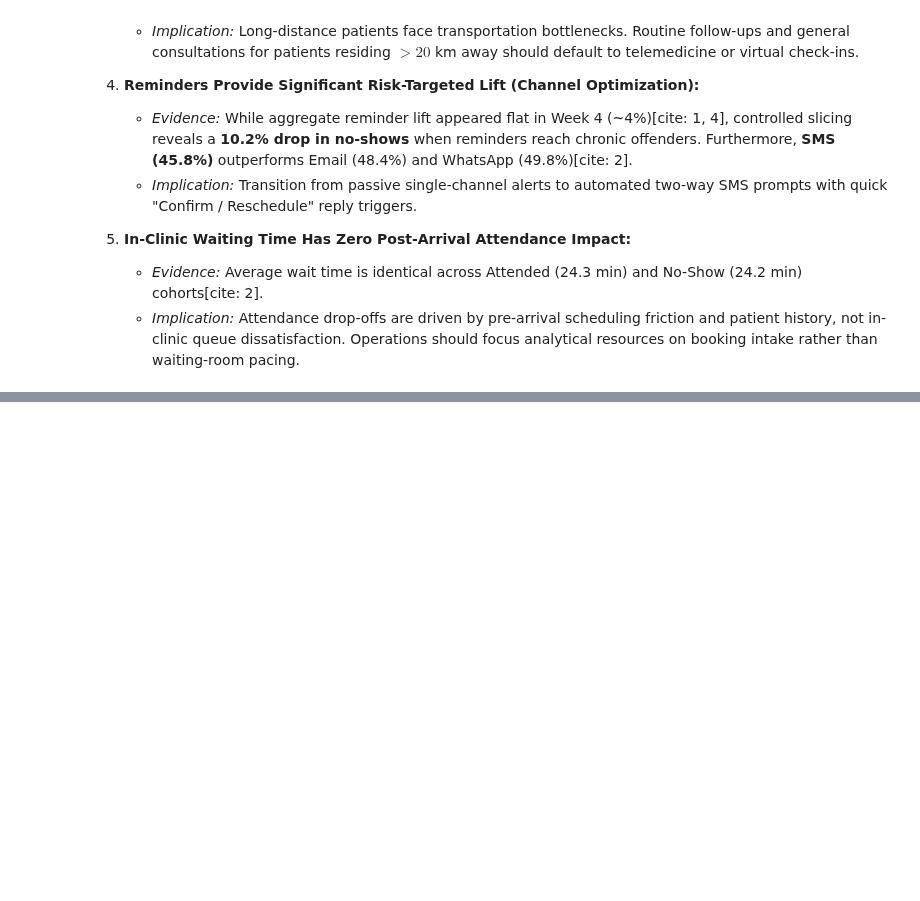
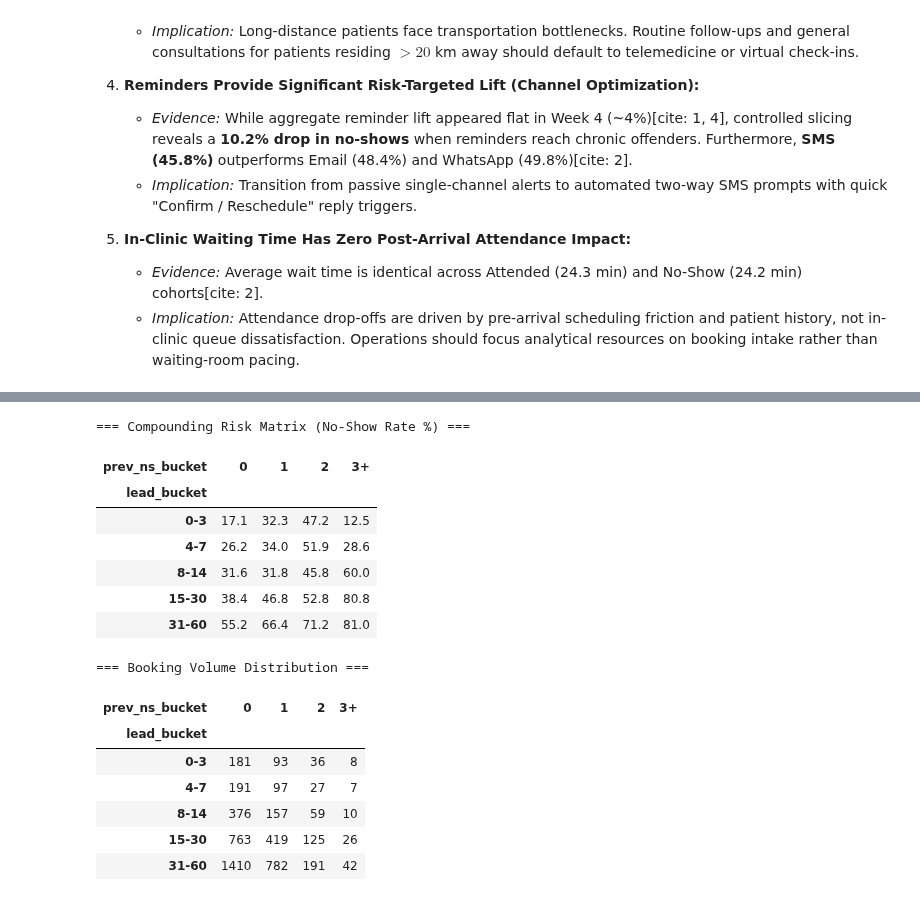
Before and after one commit to brandon-kungu/Health_Connect_Appointments_Analysis, a Jupyter notebook: Health_connect_analysis_notebook.ipynb, the cells around one changed output, grey strips where cells are left out. Drawn from its saved outputs; the diff is of its cells as text; code cells hidden in the pictures; blank space fills up the shorter version.

```diff
--- a/Health_connect_analysis_notebook.ipynb
+++ b/Health_connect_analysis_notebook.ipynb
@@ -1018,0 +1029,46 @@ plt.show()
+# %%
+# Ensure ordered categorical bins
+df['lead_bucket'] = pd.Categorical(df['lead_bucket'], categories=['0-3', '4-7', '8-14', '15-30', '31-60'], ordered=True)
+df['prev_ns_bucket'] = pd.Categorical(df['prev_ns_bucket'], categories=['0', '1', '2', '3+'], ordered=True)
+df['dist_bucket'] = pd.Categorical(df['dist_bucket'], categories=['0-5km', '5-10km', '10-20km', '20-50km'], ordered=True)
+
+# 1. Multi-factor Risk Matrix (No-Show Rate %)
+risk_matrix = df.pivot_table(
+    index='lead_bucket',
+    columns='prev_ns_bucket',
+    values='appointment_outcome',
+    aggfunc=lambda x: (x == 'No-Show').mean() * 100,
+    observed=True
+).round(1)
+
+# 2. Appointment Volume per Matrix Cell
+risk_volume = df.pivot_table(
+    index='lead_bucket',
+    columns='prev_ns_bucket',
+    values='appointment_outcome',
+    aggfunc='count',
+    observed=True
+)
+
+print("=== Compounding Risk Matrix (No-Show Rate %) ===")
+display(risk_matrix)
+
+print("\n=== Booking Volume Distribution ===")
+display(risk_volume)
+# %% [output]
+=== Compounding Risk Matrix (No-Show Rate %) ===
+| prev_ns_bucket | 0 | 1 | 2 | 3+ |
+| lead_bucket |  |  |  |  |
+| 0-3 | 17.1 | 32.3 | 47.2 | 12.5 |
+| 4-7 | 26.2 | 34.0 | 51.9 | 28.6 |
+| 8-14 | 31.6 | 31.8 | 45.8 | 60.0 |
+| 15-30 | 38.4 | 46.8 | 52.8 | 80.8 |
+| 31-60 | 55.2 | 66.4 | 71.2 | 81.0 |
+=== Booking Volume Distribution ===
+| prev_ns_bucket | 0 | 1 | 2 | 3+ |
+| lead_bucket |  |  |  |  |
+| 0-3 | 181 | 93 | 36 | 8 |
+| 4-7 | 191 | 97 | 27 | 7 |
+| 8-14 | 376 | 157 | 59 | 10 |
+| 15-30 | 763 | 419 | 125 | 26 |
+| 31-60 | 1410 | 782 | 191 | 42 |
```
Also changed, not shown: parts of 14 cells of this notebook, 1 other file.
